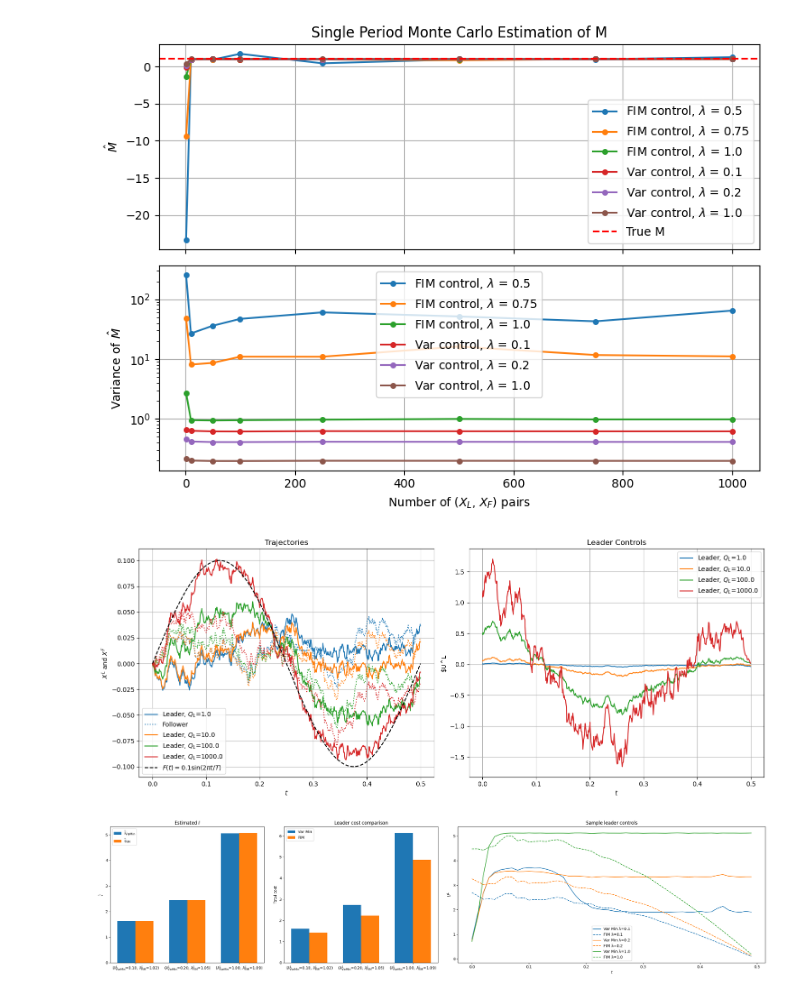
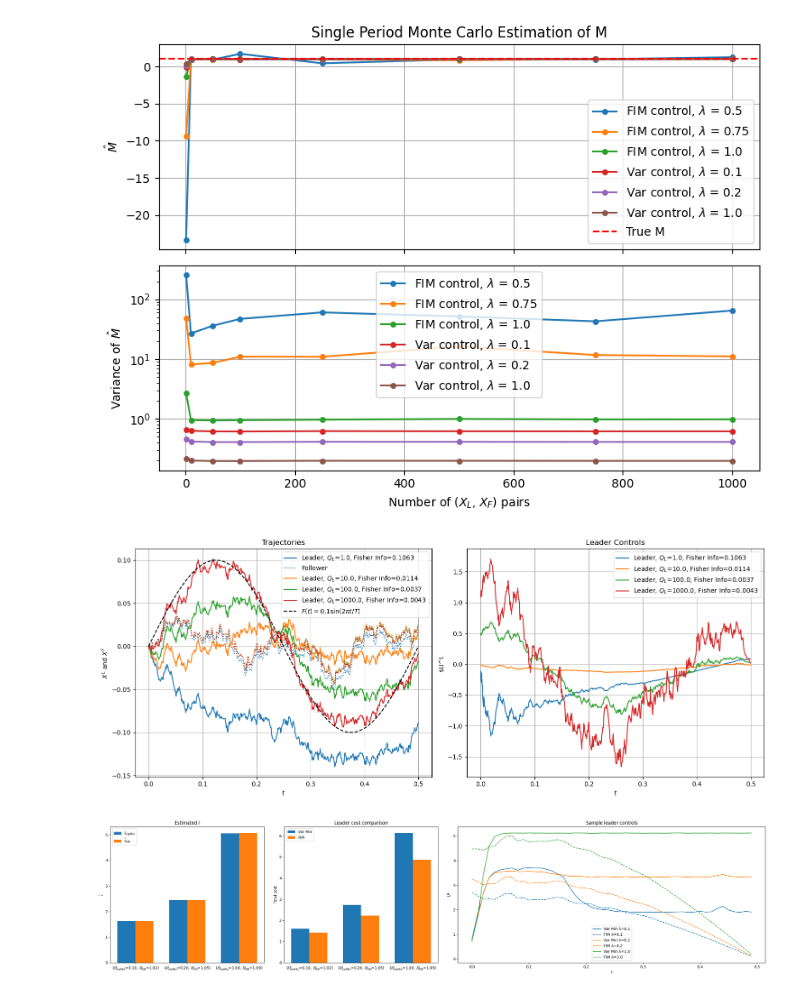
Before and after one commit to dralston78/Strategic-Inference-Stackelberg-Games, a Jupyter notebook: src/experiments.ipynb, the cells around one changed output. Cells and saved outputs as stored; diff of their text form; code cells hidden in the pictures.

```diff
--- a/src/experiments.ipynb
+++ b/src/experiments.ipynb
@@ -48,10 +48,10 @@ X_L_nn_batch, U_L_nn_batch = X_L_nn_batch.detach(), U_L_nn_batch.detach()
 time_grid_x = np.linspace(0, T, N+1)
 time_grid_u = np.linspace(0, T, N)
 
-good_samples = [1,7,9]
+samples = [1,7,9]
 # good_samples = [1]
 plt.figure(figsize=(8, 6))
-for i, ind in enumerate(good_samples):
+for i, ind in enumerate(samples):
     c = f'C{i}'
     plt.plot(time_grid_u,
              U_L_a_batch[ind].cpu().numpy(),
@@ -74,7 +74,7 @@ plt.show()
 
 
 plt.figure(figsize=(8, 6))
-for i, ind in enumerate(good_samples):
+for i, ind in enumerate(samples):
     c = f'C{i}'
     plt.plot(time_grid_x,
              X_L_a_batch[ind].cpu().numpy(),
@@ -124,7 +124,7 @@ params.time_grid = torch.linspace(0, params.T, params.N + 1, device=params.devic
 params.dt = params.T / params.N
 
 num_periods = 15
-analy_lamb_L_vals = [0.5, 0.75, 1.0]
+analy_lamb_L_vals = [1.02, 1.05, 1.09]
 estM = {}
 varM = {}
 for val in analy_lamb_L_vals:
@@ -215,6 +215,7 @@ ax1.axhline(params.M_true, color='red', linestyle='--', label='True M')
 ax1.set_title('Multi-period Estimation of M')
 ax1.legend()
 ax2.set_xlabel('Period')
+ax2.set_yscale('log')
 ax2.legend()
 ax2.grid(True)
 ax1.grid(True)
@@ -355,10 +356,10 @@ params.B_L, params.B_F = 1.0, 1.0
 params.sig_L, params.sig_F = 0.1, 0.1
 params.M_true = 1.0
 params.lamb_F = 1.0
-params.lamb_L = 0.0
+params.lamb_L = 1.0
 params.Q_L_T = 1.0
 params.Q_L, params.Q_F = None, 1.0
-params.R_L, params.R_F = 1.0, 0.01
+params.R_L, params.R_F = 1.0, .85
 params.X_L_0, params.X_F_0 = 0.0, 0.0
 params.T, params.N = T, N
 params.device = device
@@ -366,36 +367,39 @@ params.time_grid = torch.linspace(0, params.T, params.N + 1, device=params.devic
 params.dt = params.T / params.N
 
 fig, (ax1, ax2) = plt.subplots(1, 2, figsize=(15, 6))
 
 for i,Q_L in enumerate([1.,10.,100.,1000.]):
     params.Q_L = Q_L
     leader_analytic = LeaderLBSolver(params, F)
     X_L, U_L = leader_analytic.simulate(batch=1, seed=2)
     X_F, U_F = simulate_follower(X_L, params, batch=1, seed=3)
-    ax1.plot(params.time_grid, X_L[0, :].cpu().numpy(), label=f'Leader, $Q_L$={Q_L}', color=f'C{i}')
+    Fisher_info = estimate_I_batch(leader_analytic.simulate(batch=10000, seed=2)[0], params=params)
+    # round fisher info to 2 decimal places
+    Fisher_info = round(Fisher_info, 4)
+    ax1.plot(params.time_grid, X_L[0, :].cpu().numpy(), label=f'Leader, $Q_L$={Q_L}, Fisher Info={Fisher_info}', color=f'C{i}')
     if i == 0:
         ax1.plot(params.time_grid, X_F[0, :].cpu().numpy(), label='Follower', color=f'C{i}', linestyle=':')
     else:
         ax1.plot(params.time_grid, X_F[0, :].cpu().numpy(), color=f'C{i}', linestyle=':')
-    ax2.plot(params.time_grid[:-1], U_L[0, :].cpu().numpy(), label=f'Leader, $Q_L$={Q_L}', color=f'C{i}')
+    ax2.plot(params.time_grid[:-1], U_L[0, :].cpu().numpy(), label=f'Leader, $Q_L$={Q_L}, Fisher Info={Fisher_info}', color=f'C{i}')
 
 ax1.plot(params.time_grid, F(params.time_grid).cpu().numpy(), 'k--', label='$F(t)=0.1\sin(2\pi t / T)$')
 ax1.set_xlabel('$t$')
 ax1.set_ylabel('$X^L$ and $X^F$')
 ax1.set_title('Trajectories')
 ax1.legend()
 ax1.grid()
 
 ax2.set_xlabel('$t$')
 ax2.set_ylabel('$U^L')
 ax2.set_title('Leader Controls')
 ax2.legend()
 ax2.grid()
 
 plt.tight_layout()
 plt.show()
 # %% [output]
-[figure, old version]
+[figure, new version]
 # %%
 
 def F(x):
```
Also changed, not shown: parts of 1 cell of this notebook.
